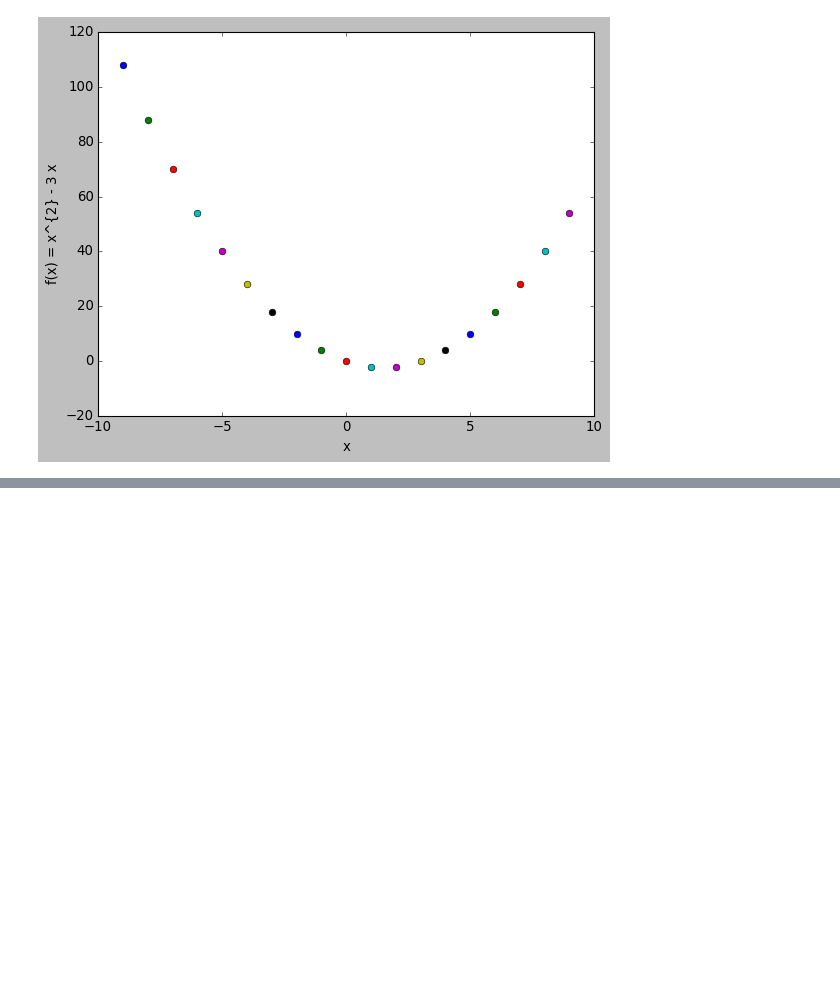
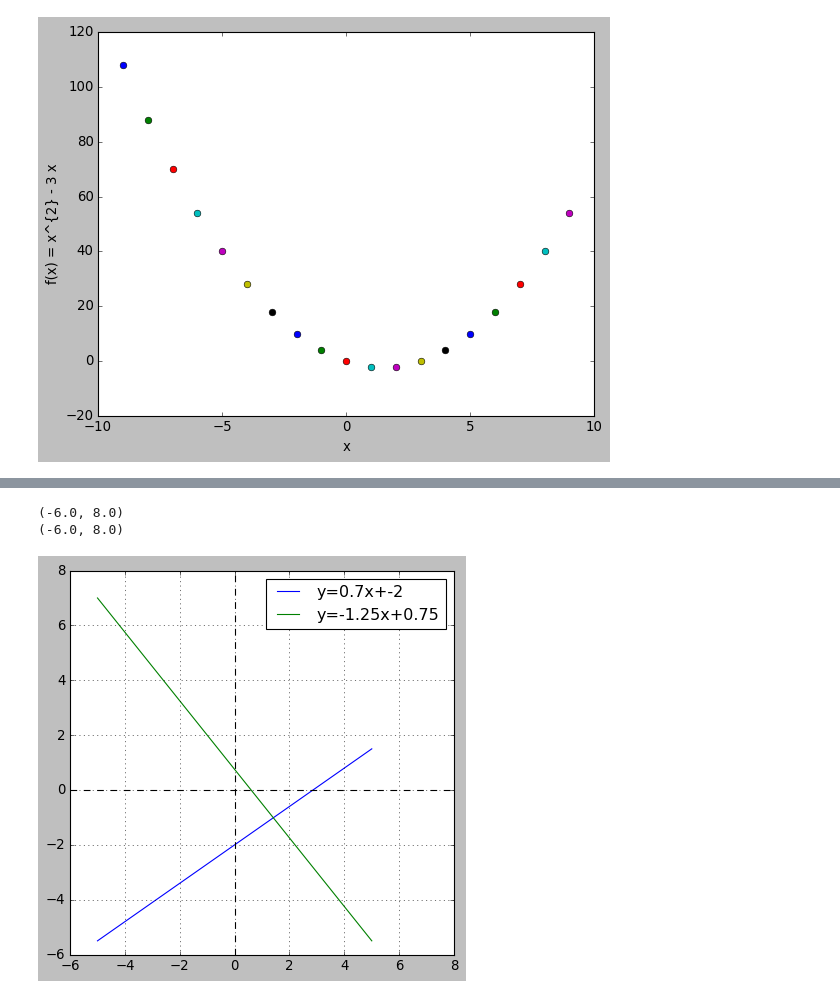
Before and after one commit to pawelztef/maths_pyt, a Jupyter notebook: graphing_and_visualisation.ipynb, the cells around one changed output, grey strips where cells are left out. Saved outputs shown, nothing was run; the diff lists cells and outputs as text; code cells hidden in the pictures; blank space fills up the shorter version.

```diff
--- a/graphing_and_visualisation.ipynb
+++ b/graphing_and_visualisation.ipynb
@@ -69,0 +149,29 @@ plt.show()
+# %%
+import numpy as np
+import matplotlib.pyplot as plt
+
+x = [-5, 5]
+
+data = [(.7, -2), (-1.25, .75)]
+
+for d in data:
+    y = d[0]*np.array(x)+d[1]
+    plt.plot(x, y, label='y=%sx+%s' %(d[0], d[1]))
+
+plt.xlim(x)
+plt.ylim(x)
+
+plt.axis('square')
+axis = plt.gca()
+print(axis.get_xlim())
+print(axis.get_ylim())
+plt.plot(axis.get_xlim(), [0, 0], 'k--')
+plt.plot([0, 0], axis.get_ylim(), 'k--')
+
+plt.legend()
+plt.grid()
+plt.show()
+# %% [output]
+(-6.0, 8.0)
+(-6.0, 8.0)
+[figure, added]
```
Also changed, not shown: parts of 12 cells of this notebook.
